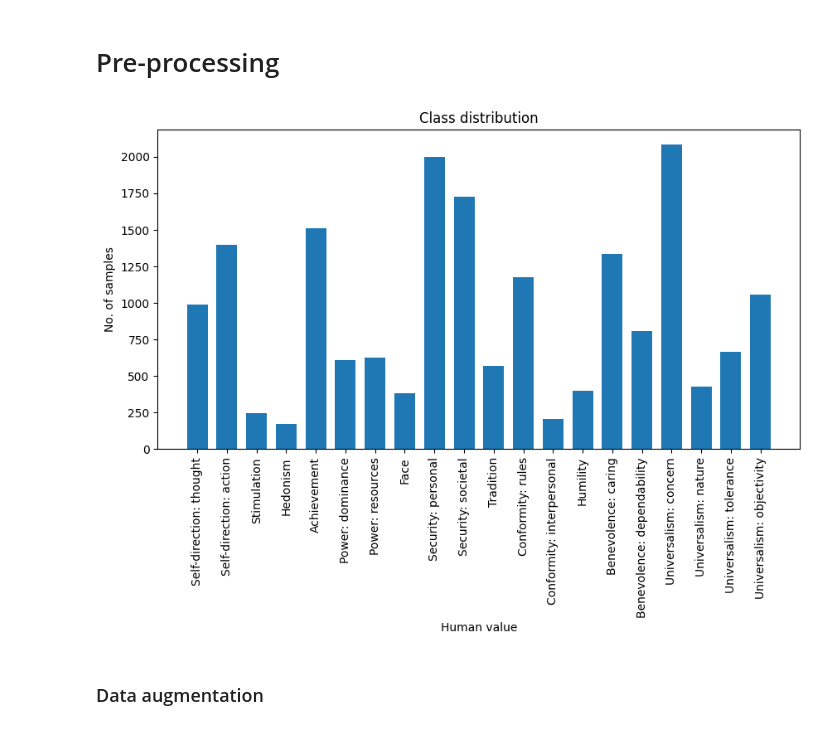
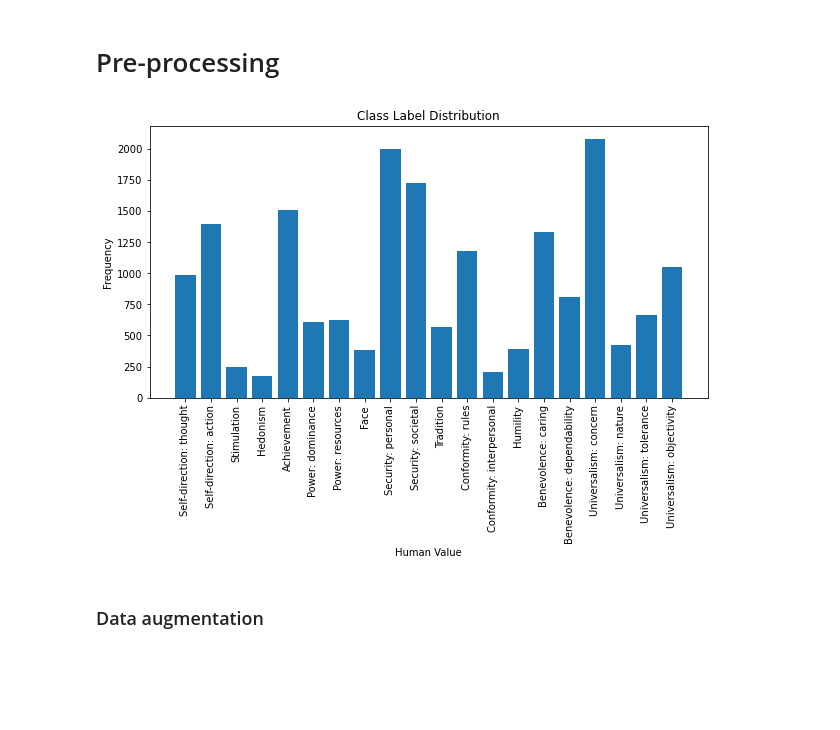
Before and after one commit to Lisa-dk/LTP, a Jupyter notebook: notebook.ipynb, the cells around one changed output. Drawn from its saved outputs; the diff is of its cells as text; code cells hidden in the pictures; blank space fills up the shorter version.

```diff
--- a/notebook.ipynb
+++ b/notebook.ipynb
@@ -11,4 +2,0 @@ from nltk.corpus import stopwords
-# %%
-data = datasets.load_dataset('webis/Touche23-ValueEval')
-label_values = ["Self-direction: thought", "Self-direction: action", "Stimulation", "Hedonism", "Achievement", "Power: dominance", "Power: resources", "Face", "Security: personal", "Security: societal", "Tradition", "Conformity: rules", "Conformity: interpersonal", "Humility", "Benevolence: caring", "Benevolence: dependability", "Universalism: concern", "Universalism: nature", "Universalism: tolerance", "Universalism: objectivity"]
-data["training"].to_pandas().head()
@@ -23,0 +10,25 @@ Found cached dataset csv (/Users/lisakoopmans/.cache/huggingface/datasets/webis_
+# %%
+DATA_PATH = "data"
+
+def load_data(path=DATA_PATH):
+    def get_path(set_type, is_args):
+        return os.path.join(DATA_PATH, set_type, ("arguments" if is_args else "labels") + "-" + set_type + ".tsv")
+
+    data = {}
+
+    for set_type in ["test", "training", "validation"]:
+        args = pd.read_csv(get_path(set_type, True), sep="\t")
+
+        labels = pd.read_csv(get_path(set_type, False), sep="\t")
+        labels = labels.drop("Argument ID", axis=1)
+        args["Labels"] = [x for x in labels.to_numpy()]
+
+        data[set_type] = args
+        print(f"Set:{set_type.title()} - Size:{args.shape[0]}")
+
+    classes = list(labels.columns)
+
+    return data, classes
+
+data, classes = load_data()
+data["training"].head()
@@ -32,18 +47,16 @@ data_train['Labels'] = data_train['Labels'].map(lambda x: labels_to_list(x))
 # %%
-data_counts = data_train['Labels'].sum(axis=0)
+data_counts = data["training"]['Labels'].sum(axis=0)
 fig = plt.figure(figsize = (10, 5))
 
-# creating the bar plot
-plt.bar(label_values, data_counts,
-        width = 0.7)
+plt.bar(classes, data_counts)
 
-plt.xlabel("Human value")
+plt.xlabel("Human Value")
 plt.xticks(rotation='vertical')
-plt.ylabel("No. of samples")
-plt.title("Class distribution")
+plt.ylabel("Frequency")
+plt.title("Class Label Distribution")
 plt.show()
 # %% [output]
-[figure, old version]
+[figure, new version]
 # %% [markdown]
 ### Data augmentation
 # %%
```
Also changed, not shown: parts of 12 cells of this notebook.
